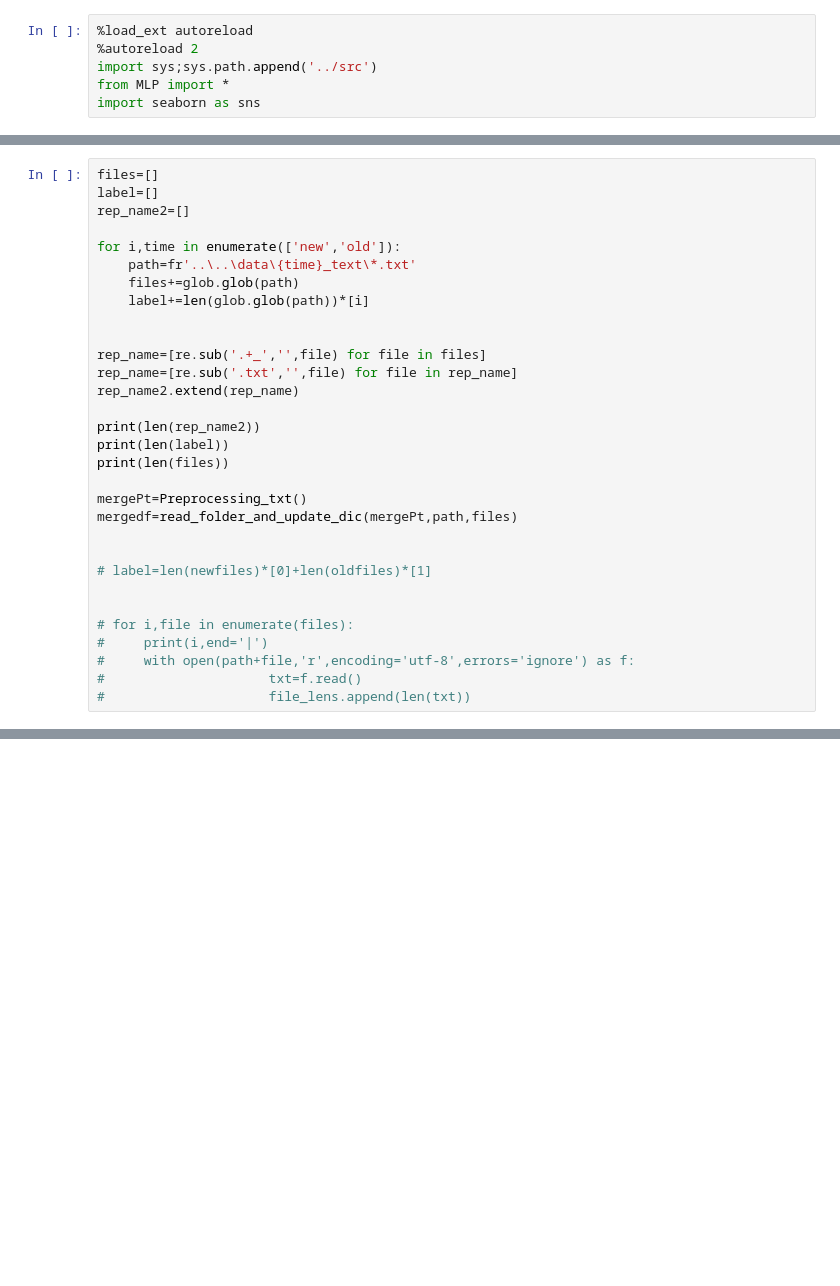
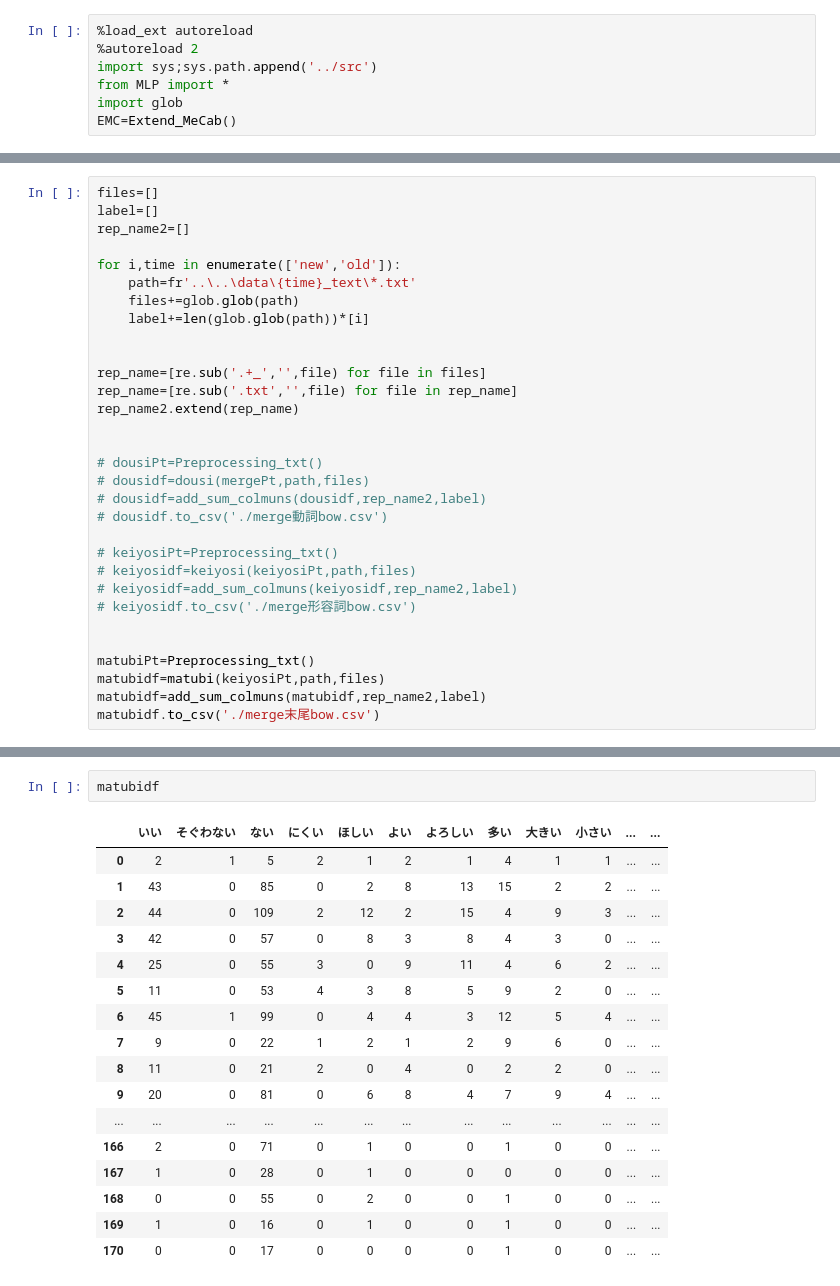
Before and after one commit to zerebom/NLP2019, a Jupyter notebook: bin/notebook/Preprocessing_txt_to_ML.ipynb, the cells around one changed output, grey strips where cells are left out. Cells and saved outputs as stored; diff of their text form; blank space fills up the shorter version.

Commit message:
refactoring and make matubi/keiyosi.but count_matubi doesn`t work

```diff
--- a/bin/notebook/Preprocessing_txt_to_ML.ipynb
+++ b/bin/notebook/Preprocessing_txt_to_ML.ipynb
@@ -3,4 +3,5 @@
 %autoreload 2
 import sys;sys.path.append('../src')
 from MLP import *
-import seaborn as sns
+import glob
+EMC=Extend_MeCab()
@@ -69,19 +71,19 @@ rep_name=[re.sub('.+_','',file) for file in files]
 rep_name=[re.sub('.txt','',file) for file in rep_name]
 rep_name2.extend(rep_name)
 
-print(len(rep_name2))
-print(len(label))
-print(len(files))
 
-mergePt=Preprocessing_txt()
-mergedf=read_folder_and_update_dic(mergePt,path,files)
+# dousiPt=Preprocessing_txt()
+# dousidf=dousi(mergePt,path,files)
+# dousidf=add_sum_colmuns(dousidf,rep_name2,label)
+# dousidf.to_csv('./merge動詞bow.csv')
+
+# keiyosiPt=Preprocessing_txt()
+# keiyosidf=keiyosi(keiyosiPt,path,files)
+# keiyosidf=add_sum_colmuns(keiyosidf,rep_name2,label)
+# keiyosidf.to_csv('./merge形容詞bow.csv')
 
 
-# label=len(newfiles)*[0]+len(oldfiles)*[1]
-
-
-# for i,file in enumerate(files):
-#     print(i,end='|')
-#     with open(path+file,'r',encoding='utf-8',errors='ignore') as f:
-#                     txt=f.read()
-#                     file_lens.append(len(txt))
+matubiPt=Preprocessing_txt()
+matubidf=matubi(keiyosiPt,path,files)
+matubidf=add_sum_colmuns(matubidf,rep_name2,label)
+matubidf.to_csv('./merge末尾bow.csv')
@@ -129,0 +93,20 @@ olddf.to_csv('./旧野動詞bow.csv')
+# %%
+matubidf
+# %% [output]
+|  | いい | そぐわない | ない | にくい | ほしい | よい | よろしい | 多い | 大きい | 小さい | ... | ... |
+| 0 | 2 | 1 | 5 | 2 | 1 | 2 | 1 | 4 | 1 | 1 | ... | ... |
+| 1 | 43 | 0 | 85 | 0 | 2 | 8 | 13 | 15 | 2 | 2 | ... | ... |
+| 2 | 44 | 0 | 109 | 2 | 12 | 2 | 15 | 4 | 9 | 3 | ... | ... |
+| 3 | 42 | 0 | 57 | 0 | 8 | 3 | 8 | 4 | 3 | 0 | ... | ... |
+| 4 | 25 | 0 | 55 | 3 | 0 | 9 | 11 | 4 | 6 | 2 | ... | ... |
+| 5 | 11 | 0 | 53 | 4 | 3 | 8 | 5 | 9 | 2 | 0 | ... | ... |
+| 6 | 45 | 1 | 99 | 0 | 4 | 4 | 3 | 12 | 5 | 4 | ... | ... |
+| 7 | 9 | 0 | 22 | 1 | 2 | 1 | 2 | 9 | 6 | 0 | ... | ... |
+| 8 | 11 | 0 | 21 | 2 | 0 | 4 | 0 | 2 | 2 | 0 | ... | ... |
+| 9 | 20 | 0 | 81 | 0 | 6 | 8 | 4 | 7 | 9 | 4 | ... | ... |
+| ... | ... | ... | ... | ... | ... | ... | ... | ... | ... | ... | ... | ... |
+| 166 | 2 | 0 | 71 | 0 | 1 | 0 | 0 | 1 | 0 | 0 | ... | ... |
+| 167 | 1 | 0 | 28 | 0 | 1 | 0 | 0 | 0 | 0 | 0 | ... | ... |
+| 168 | 0 | 0 | 55 | 0 | 2 | 0 | 0 | 1 | 0 | 0 | ... | ... |
+| 169 | 1 | 0 | 16 | 0 | 1 | 0 | 0 | 1 | 0 | 0 | ... | ... |
+| 170 | 0 | 0 | 17 | 0 | 0 | 0 | 0 | 1 | 0 | 0 | ... | ... |
```
Also changed, not shown: parts of 17 cells of this notebook, 4 other files.
